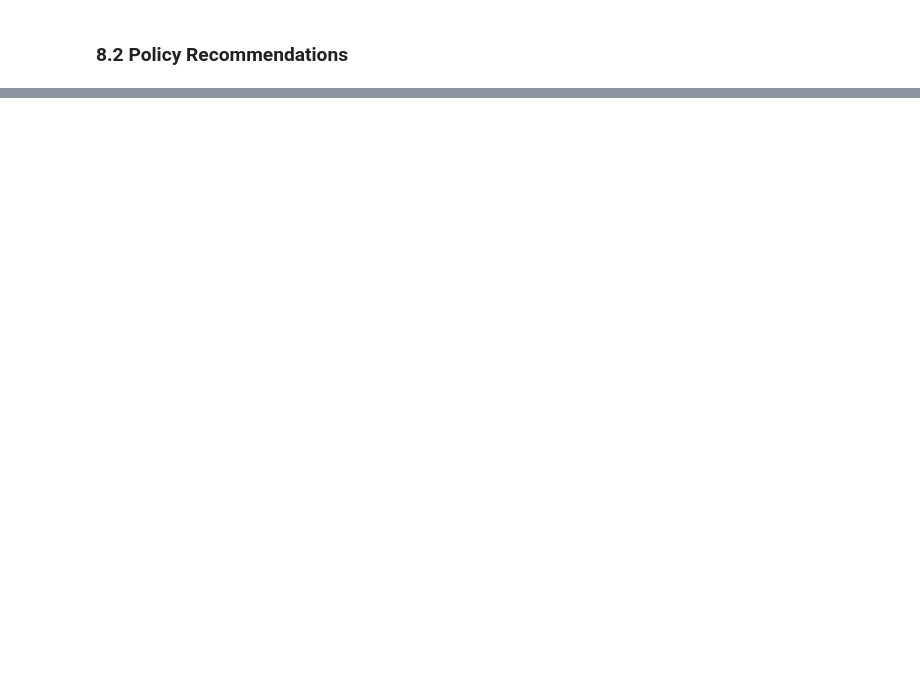
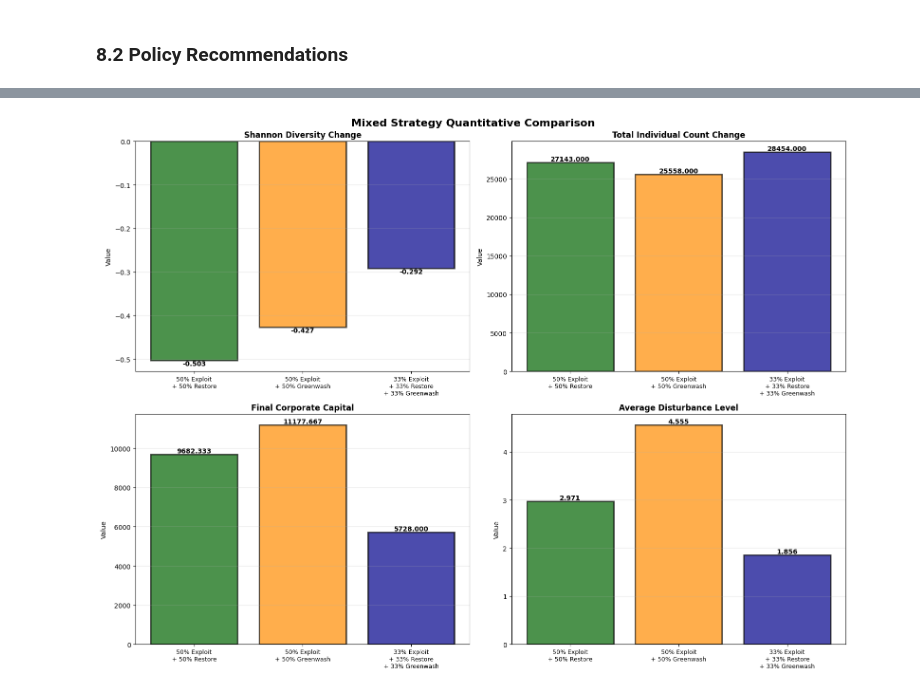
Before and after one commit to OliverW331/MARBIC, a Jupyter notebook: analysis/ecosystem_impact_showcase.ipynb, the cells around one changed output, grey strips where cells are left out. Drawn from its saved outputs; the diff is of its cells as text; code cells hidden in the pictures; blank space fills up the shorter version.

```diff
--- a/analysis/ecosystem_impact_showcase.ipynb
+++ b/analysis/ecosystem_impact_showcase.ipynb
@@ -527,0 +536,2 @@ print("\n" + "=" * 60)
+# %%
+analyzer = EcosystemAnalyzer(**env_params)
@@ -527,0 +612,10 @@ print("\n" + "=" * 60)
+# %%
+# Generate comprehensive mixed strategy report using integrated function
+print("📊 Mixed Strategy Comprehensive Analysis Report")
+print("   Using integrated reporting with detailed statistics and insights")
+
+# Generate detailed mixed strategy report
+mixed_summary_df = analyzer.generate_mixed_strategy_report(mixed_results)
+
+print("✅ Mixed strategy comprehensive analysis report completed")
+print("   Detailed comparison table, action distributions, and key insights generated")
@@ -527,0 +642,78 @@ print("\n" + "=" * 60)
+# %%
+# Custom visualization for specific mixed strategy insights
+if mixed_summary_df is not None:
+    # Create custom comparison chart for key metrics
+    fig, axes = plt.subplots(2, 2, figsize=(16, 12))
+
+    # Key metrics for detailed comparison
+    comparison_metrics = [
+        ('Shannon_Change', 'Shannon Diversity Change'),
+        ('Individuals_Change', 'Total Individual Count Change'),
+        ('Final_Corp_Capital', 'Final Corporate Capital'),
+        ('Avg_Disturbance', 'Average Disturbance Level')
+    ]
+
+    strategy_names = mixed_summary_df['Strategy'].values
+    colors = ['darkgreen', 'darkorange', 'darkblue']
+
+    for i, (metric, title) in enumerate(comparison_metrics):
+        row = i // 2
+        col = i % 2
+
+        values = mixed_summary_df[metric].values
+        bars = axes[row, col].bar(range(len(strategy_names)), values,
+                                 color=colors[:len(strategy_names)], alpha=0.7,
+                                 edgecolor='black', linewidth=2)
+
+        axes[row, col].set_title(title, fontweight='bold', fontsize=12)
+        axes[row, col].set_ylabel('Value')
+        axes[row, col].set_xticks(range(len(strategy_names)))
+        axes[row, col].set_xticklabels([name.replace(' + ', '\n+ ') for name in strategy_names],
+                                      fontsize=9, ha='center')
+        axes[row, col].grid(True, alpha=0.3, axis='y')
+
+        # Add value labels on bars
+        for bar, value in zip(bars, values):
+            height = bar.get_height()
+            axes[row, col].text(bar.get_x() + bar.get_width()/2., height,
+                               f'{value:.3f}', ha='center',
+                               va='bottom' if height >= 0 else 'top',
+                               fontweight='bold')
+
+    plt.suptitle('Mixed Strategy Quantitative Comparison', fontsize=16, fontweight='bold')
+    plt.tight_layout()
+    plt.show()
+
+    # Detailed conclusions
+    print("🎯 Mixed Strategy Analysis Conclusions:")
+    print("=" * 80)
+
+    # Find best performers
+    best_shannon_idx = mixed_summary_df['Shannon_Change'].idxmax()
+    best_individuals_idx = mixed_summary_df['Individuals_Change'].idxmax()
+    best_capital_idx = mixed_summary_df['Final_Corp_Capital'].idxmax()
+    lowest_disturbance_idx = mixed_summary_df['Avg_Disturbance'].idxmin()
+
+    print(f"\n🌟 Best for Shannon Diversity: {mixed_summary_df.iloc[best_shannon_idx]['Strategy']}")
+    print(f"   Change: +{mixed_summary_df.iloc[best_shannon_idx]['Shannon_Change']:.4f}")
+
+    print(f"\n👥 Best for Population Growth: {mixed_summary_df.iloc[best_individuals_idx]['Strategy']}")
+    print(f"   Change: +{mixed_summary_df.iloc[best_individuals_idx]['Individuals_Change']:.0f} individuals")
+
+    print(f"\n💰 Best for Corporate Performance: {mixed_summary_df.iloc[best_capital_idx]['Strategy']}")
+    print(f"   Final Capital: {mixed_summary_df.iloc[best_capital_idx]['Final_Corp_Capital']:.2f}")
+
+    print(f"\n🌿 Lowest Environmental Impact: {mixed_summary_df.iloc[lowest_disturbance_idx]['Strategy']}")
+    print(f"   Average Disturbance: {mixed_summary_df.iloc[lowest_disturbance_idx]['Avg_Disturbance']:.4f}")
+
+    print(f"\n💡 Key Insights:")
+    print("   • Mixed strategies show different trade-offs between ecological and economic outcomes")
+    print("   • Three-way balance strategies may provide more stable long-term performance")
+    print("   • Direct comparison reveals real vs. superficial environmental benefits")
+    print("   • Same random seed ensures fair comparison of strategy effectiveness")
+
+    print("\n" + "=" * 80)
+else:
+    print("⚠️  Mixed strategy summary not available for detailed analysis")
+# %% [output]
+[figure, added]
```
Also changed, not shown: parts of 26 cells of this notebook, 4 other files.
